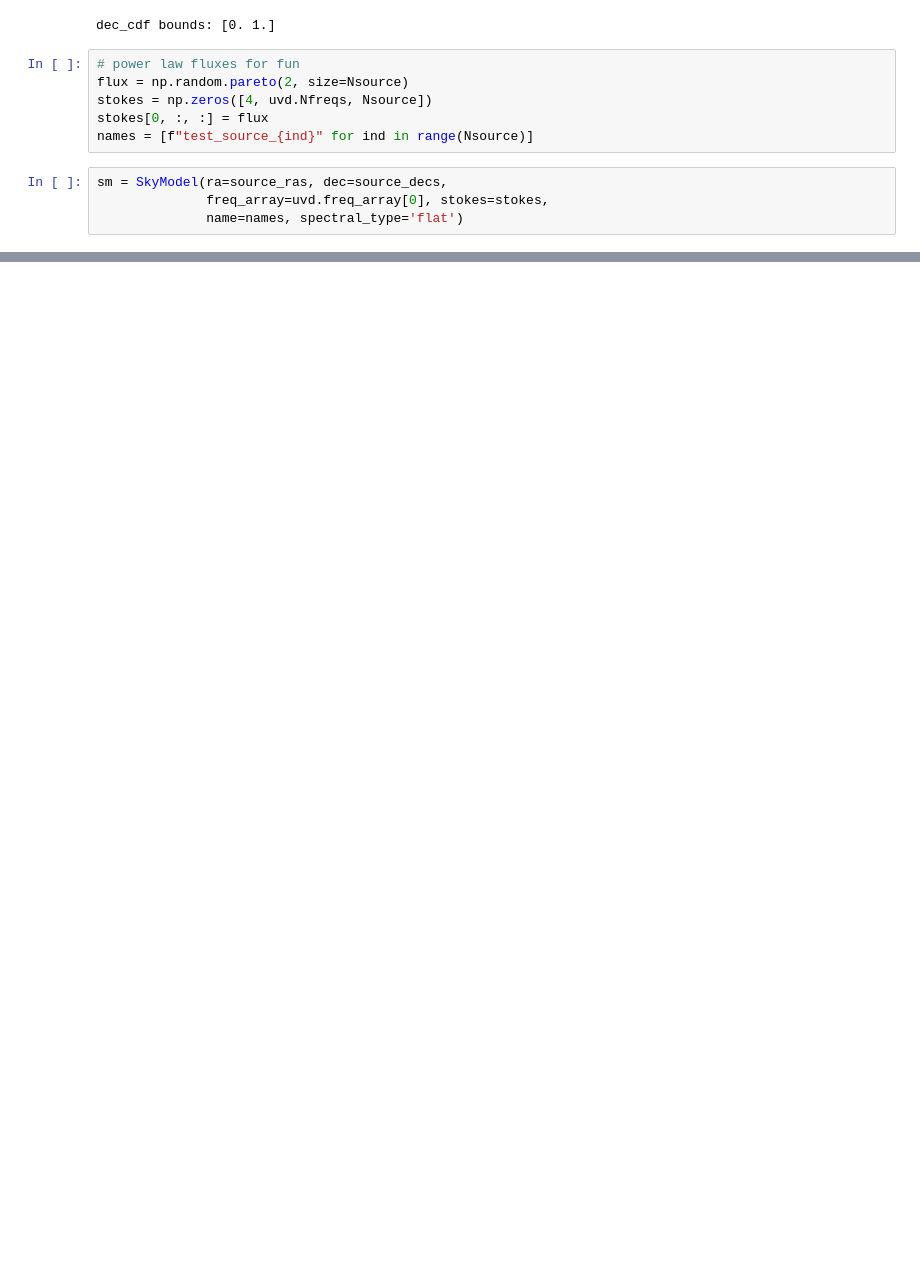
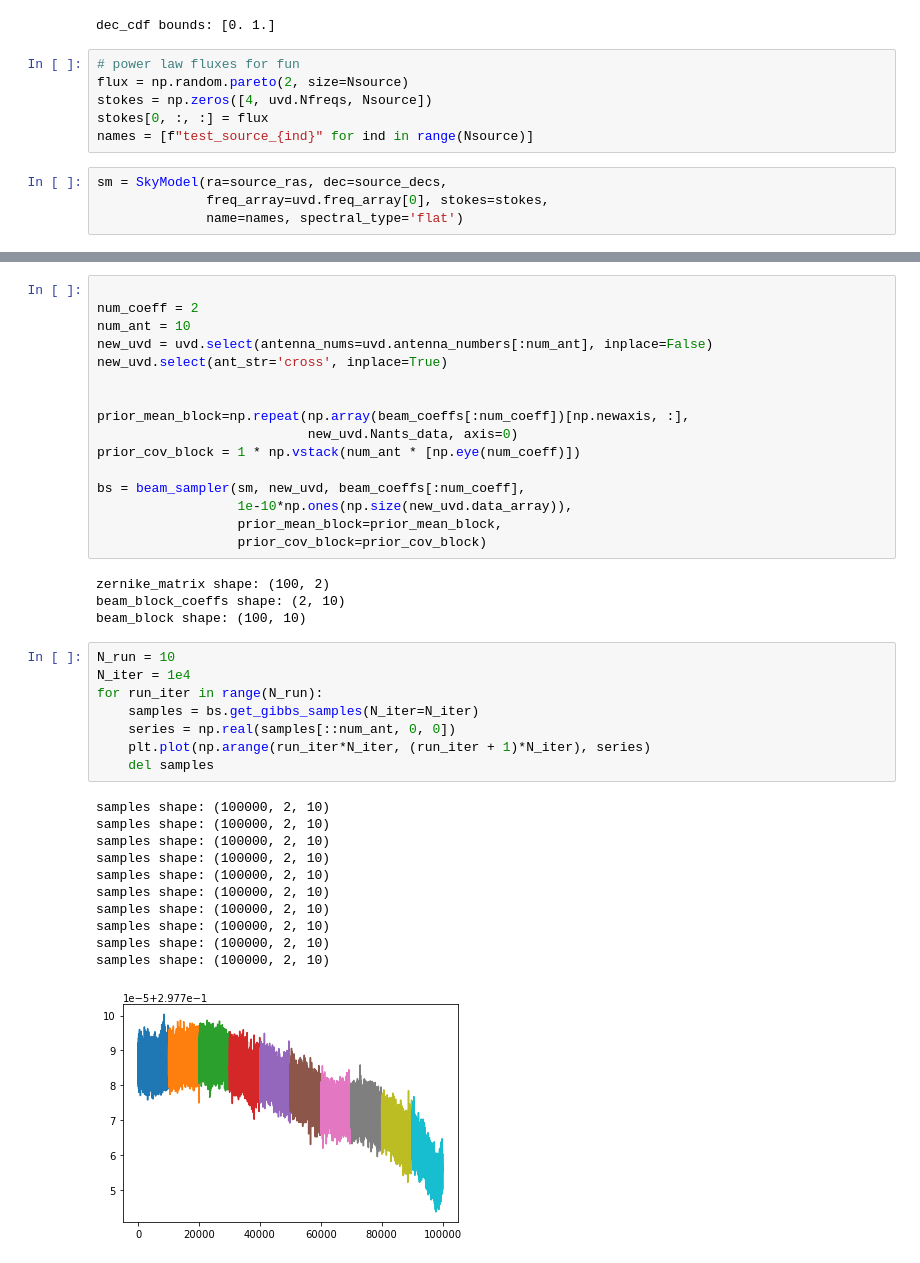
Before and after one commit to HydraRadio/VisModel, a Jupyter notebook: notebooks/beam_gibbs_sampler.ipynb, the cells around one changed output, grey strips where cells are left out. Drawn from its saved outputs; the diff is of its cells as text; blank space fills up the shorter version.

```diff
--- a/notebooks/beam_gibbs_sampler.ipynb
+++ b/notebooks/beam_gibbs_sampler.ipynb
@@ -1297,0 +1096,40 @@ array([[0, 2],
+# %%
+
+num_coeff = 2
+num_ant = 10
+new_uvd = uvd.select(antenna_nums=uvd.antenna_numbers[:num_ant], inplace=False)
+new_uvd.select(ant_str='cross', inplace=True)
+
+
+prior_mean_block=np.repeat(np.array(beam_coeffs[:num_coeff])[np.newaxis, :],
+                           new_uvd.Nants_data, axis=0)
+prior_cov_block = 1 * np.vstack(num_ant * [np.eye(num_coeff)])
+
+bs = beam_sampler(sm, new_uvd, beam_coeffs[:num_coeff],
+                  1e-10*np.ones(np.size(new_uvd.data_array)),
+                  prior_mean_block=prior_mean_block,
+                  prior_cov_block=prior_cov_block)
+# %% [output]
+zernike_matrix shape: (100, 2)
+beam_block_coeffs shape: (2, 10)
+beam_block shape: (100, 10)
+# %%
+N_run = 10
+N_iter = 1e4
+for run_iter in range(N_run):
+    samples = bs.get_gibbs_samples(N_iter=N_iter)
+    series = np.real(samples[::num_ant, 0, 0])
+    plt.plot(np.arange(run_iter*N_iter, (run_iter + 1)*N_iter), series)
+    del samples
+# %% [output]
+samples shape: (100000, 2, 10)
+samples shape: (100000, 2, 10)
+samples shape: (100000, 2, 10)
+samples shape: (100000, 2, 10)
+samples shape: (100000, 2, 10)
+samples shape: (100000, 2, 10)
+samples shape: (100000, 2, 10)
+samples shape: (100000, 2, 10)
+samples shape: (100000, 2, 10)
+samples shape: (100000, 2, 10)
+[figure, added]
```
Also changed, not shown: parts of 37 cells of this notebook.
